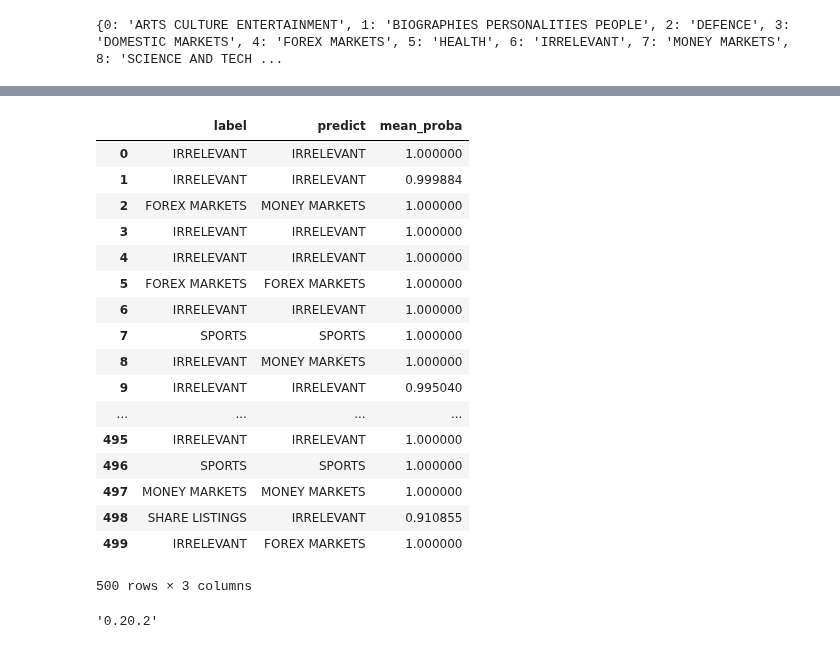
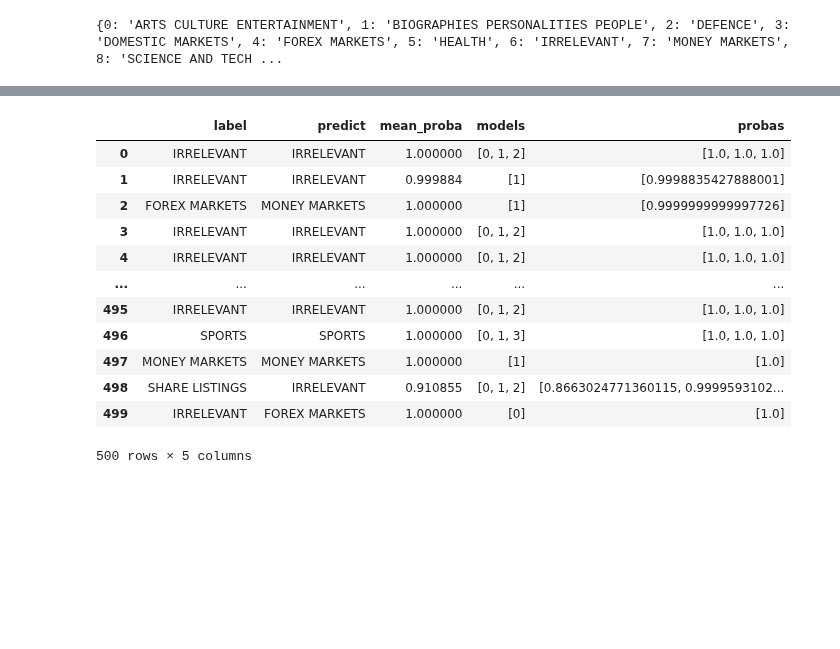
Before and after one commit to HenryLiangzy/COMP9417_Project, a Jupyter notebook: ensemble.ipynb, the cells around one changed output, grey strips where cells are left out. Saved outputs shown, nothing was run; the diff lists cells and outputs as text; code cells hidden in the pictures; blank space fills up the shorter version.

```diff
--- a/ensemble.ipynb
+++ b/ensemble.ipynb
@@ -37,30 +53,31 @@ print(topic_dict)
 model_paths = [["Raymond's_work/chosen models/rel_clf_tfidf_NB.joblib", "Raymond's_work/chosen models/clf_NB_1.joblib"],
                ["Raymond's_work/chosen models/rel_clf_tfidf_NB.joblib", "Raymond's_work/chosen models/clf_NB_2.joblib"],
                ["Raymond's_work/chosen models/rel_clf_tfidf_NB.joblib", "Raymond's_work/chosen models/clf_NB_1.joblib"],
-#                ["Shiyunze_work/ChosenModel/tfidf_logi_pipe.joblib"],
-#                ["Yangqi's work/svm_model1.joblib"],
-#                ["Yangqi's work/svm_model1.joblib"]
+               ["Shiyunze_work/ChosenModel/tfidf_logi_pipe.joblib"],
+#                ["Yangqi's work/svm_proba.joblib"],
+#                ["Yangqi's work/svm_proba.joblib"]
               ]
 # %%
 # data used by the models
 model_data = [df_test_50,
               df_test_100,
               df_test_50,
-#               df_test_50,
-              df_test_100,
+              df_test_50,
+#               df_test_100,
 #               df_test_full
              ]
+model_preporc = []
 # order of categories predicted accurately by the models
 model_beliefs = [{9, 3, 0, 10, 2, 4},
                  {9, 3, 10, 5, 7, 2},
                  {1},
-#                  {0, 3, 10, 9, 5, 2},
+                 {0, 3, 10, 9, 5, 2},
 #                  {0, 9, 3, 10, 2, 4, 5},
 #                  {3, 10, 4, 5, 2}
                 ]
 # %%
 # create a Vote structure include following information:
-#    voter: which model votes             - int
+#    model: which model votes             - int
 #    cate:  which category it votes       - int
 #    proba: the probability it provides   - float
 Vote = namedtuple("Vote", "model cate proba")
@@ -85,7 +102,7 @@ def print_vote(truth, votes):
 
 
 def vote_proba(truth, votes):
-    column_names = ['label', 'predict', 'mean_proba']
+    column_names = ['label', 'predict', 'mean_proba', 'models', 'probas']
     df = pd.DataFrame(columns = column_names)
     for num, (label, sample) in enumerate(zip(truth, votes)):
         # vote_list to count vote, init with 11 zeros
@@ -99,6 +116,7 @@ def vote_proba(truth, votes):
         for i in range(len(topic_list)):
             if len(vote_probas[i]) > 0:
                 vote_proba_mean[i] = sum(vote_probas[i])/len(vote_probas[i])
+                print(vote_proba_mean[i])
 
         # get category chosen by vote
         max_vote = max(vote_list)
@@ -109,7 +127,7 @@ def vote_proba(truth, votes):
             chosen_cate = vote_proba_mean.index(max(vote_proba_mean))
         else:
             chosen_cate = vote_list.index(max_vote)
-        new_row = pd.Series([label, topic_dict[chosen_cate], vote_proba_mean[chosen_cate]], index=column_names)
+        new_row = pd.Series([label, topic_dict[chosen_cate], vote_proba_mean[chosen_cate], [s.model for s in sample if s.cate==chosen_cate], [s.proba for s in sample if s.cate==chosen_cate]], index=column_names)
         df = df.append(new_row, ignore_index=True)
     return df
 # %%
@@ -159,4 +177,4 @@ for model_num, (data, path) in enumerate(zip(model_data, model_paths)):
             if cate in accu_class:
                 all_votes[i].append(Vote(model_num, cate, proba[cate]))
 
-df = vote_proba(df_test['topic'], all_votes)
+res_df = vote_proba(df_test['topic'], all_votes)
@@ -163,26 +199,16 @@ df = vote_proba(df_test['topic'], all_votes)
-# %%
-df
-# %% [output]
-|  | label | predict | mean_proba |
-| 0 | IRRELEVANT | IRRELEVANT | 1.000000 |
-| 1 | IRRELEVANT | IRRELEVANT | 0.999884 |
-| 2 | FOREX MARKETS | MONEY MARKETS | 1.000000 |
-| 3 | IRRELEVANT | IRRELEVANT | 1.000000 |
-| 4 | IRRELEVANT | IRRELEVANT | 1.000000 |
-| 5 | FOREX MARKETS | FOREX MARKETS | 1.000000 |
-| 6 | IRRELEVANT | IRRELEVANT | 1.000000 |
-| 7 | SPORTS | SPORTS | 1.000000 |
-| 8 | IRRELEVANT | MONEY MARKETS | 1.000000 |
-| 9 | IRRELEVANT | IRRELEVANT | 0.995040 |
-| ... | ... | ... | ... |
-| 495 | IRRELEVANT | IRRELEVANT | 1.000000 |
-| 496 | SPORTS | SPORTS | 1.000000 |
-| 497 | MONEY MARKETS | MONEY MARKETS | 1.000000 |
-| 498 | SHARE LISTINGS | IRRELEVANT | 0.910855 |
-| 499 | IRRELEVANT | FOREX MARKETS | 1.000000 |
-500 rows × 3 columns
-# %%
-import sklearn
-sklearn.__version__
-# %% [output]
-'0.20.2'
+# %%
+res_df
+# %% [output]
+|  | label | predict | mean_proba | models | probas |
+| 0 | IRRELEVANT | IRRELEVANT | 1.000000 | [0, 1, 2] | [1.0, 1.0, 1.0] |
+| 1 | IRRELEVANT | IRRELEVANT | 0.999884 | [1] | [0.9998835427888001] |
+| 2 | FOREX MARKETS | MONEY MARKETS | 1.000000 | [1] | [0.9999999999997726] |
+| 3 | IRRELEVANT | IRRELEVANT | 1.000000 | [0, 1, 2] | [1.0, 1.0, 1.0] |
+| 4 | IRRELEVANT | IRRELEVANT | 1.000000 | [0, 1, 2] | [1.0, 1.0, 1.0] |
+| ... | ... | ... | ... | ... | ... |
+| 495 | IRRELEVANT | IRRELEVANT | 1.000000 | [0, 1, 2] | [1.0, 1.0, 1.0] |
+| 496 | SPORTS | SPORTS | 1.000000 | [0, 1, 3] | [1.0, 1.0, 1.0] |
+| 497 | MONEY MARKETS | MONEY MARKETS | 1.000000 | [1] | [1.0] |
+| 498 | SHARE LISTINGS | IRRELEVANT | 0.910855 | [0, 1, 2] | [0.8663024771360115, 0.9999593102... |
+| 499 | IRRELEVANT | FOREX MARKETS | 1.000000 | [0] | [1.0] |
+500 rows × 5 columns
```
Also changed, not shown: parts of 7 cells of this notebook, 1 other file.
